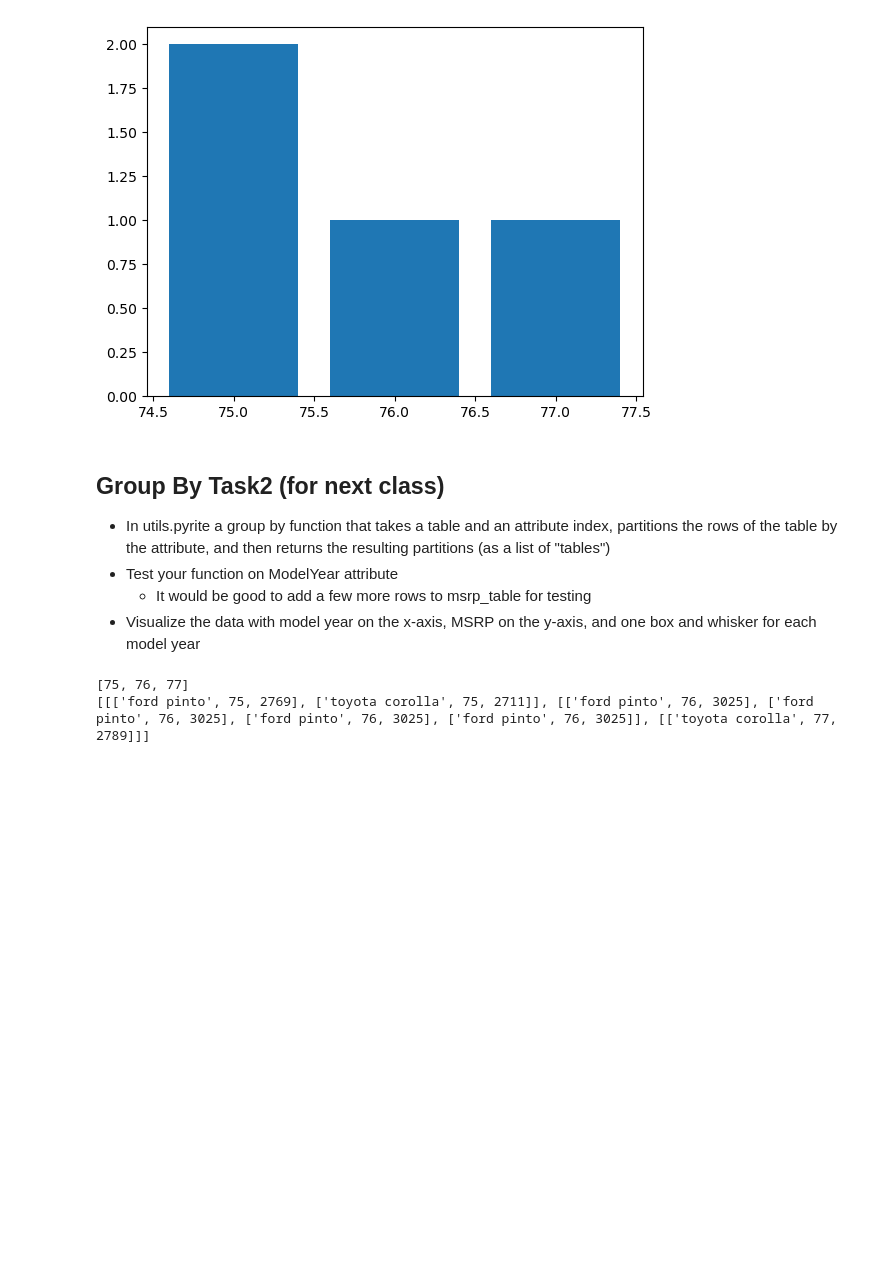
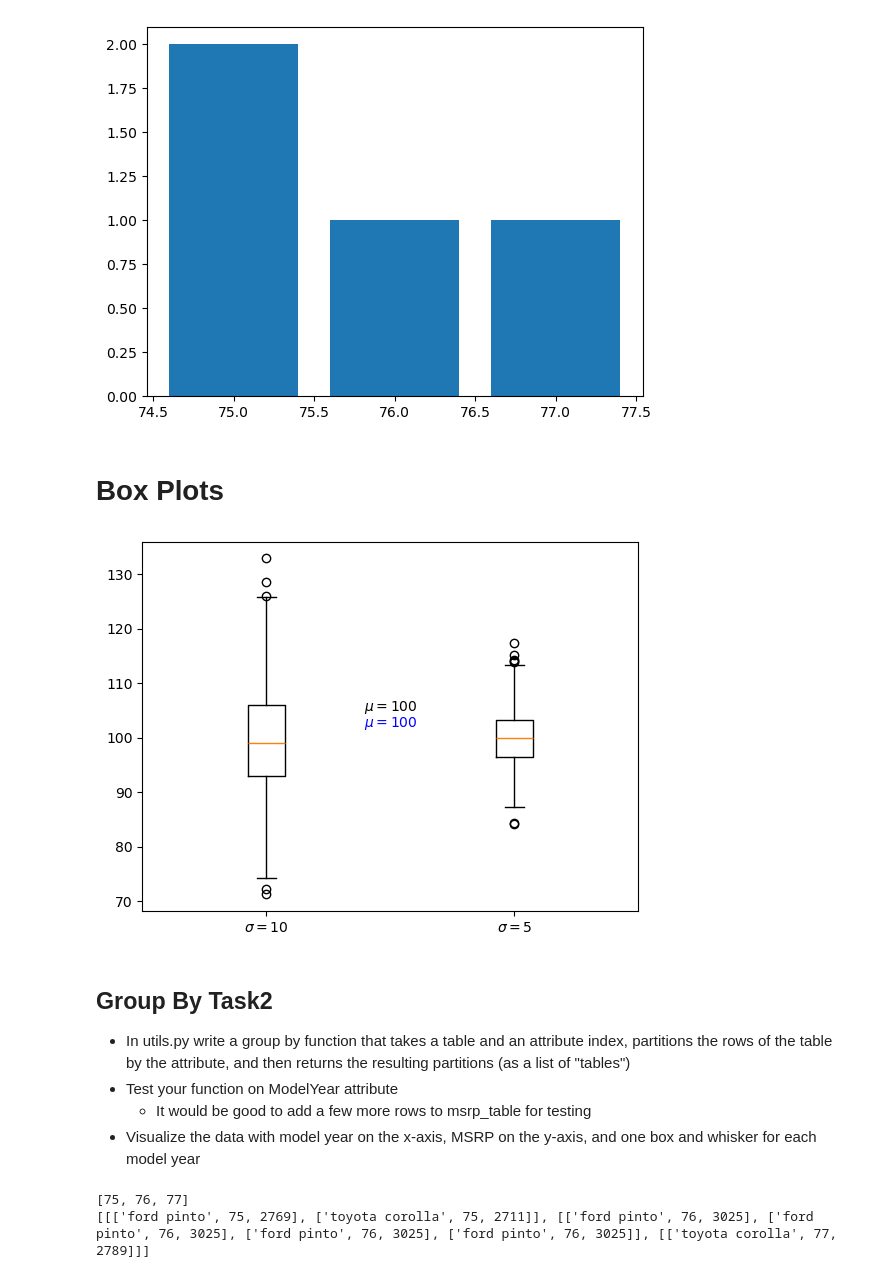
Before and after one commit to DataScienceAlgorithms/M2-DataAnalysis, a Jupyter notebook: JupyterNotebookFun/MatplotlibExamples.ipynb, the cells around one changed output. Cells and saved outputs as stored; diff of their text form; code cells hidden in the pictures; blank space fills up the shorter version.

Commit message:
add boxplot section

```diff
--- a/JupyterNotebookFun/MatplotlibExamples.ipynb
+++ b/JupyterNotebookFun/MatplotlibExamples.ipynb
@@ -153,9 +151,38 @@ plt.show()
 [75, 76, 77]
 [2, 1, 1]
 [figure]
+# %% [markdown]
+# Box Plots
+# %%
+def box_plot_example(distributions, labels): # distributions and labels are parallel
+    # distributions: list of 1D lists of values
+    plt.figure()
+    plt.boxplot(distributions, tick_labels=labels)
+    # boxes correspond to the 1st and 3rd quartiles
+    # line in the middle of the box corresponds to the 2nd quartile (AKA median)
+    # whiskers corresponds to +/- 1.5 * IQR
+    # IQR: interquartile range (3rd quartile - 1st quartile)
+    # circles outside the whiskers correspond to outliers
+
+    # annotations
+    # we want to add "mu=100" to the center of our figure
+    # xycoords="data": default,specify the label location using x and y data values
+    # xycoords = "axes fraction": specify the location of the label in absolute
+    # axes coordinates... 0,0 is the lower left corner, 1,1 is the upper right corner
+    # coordinates as the plotted data
+    plt.annotate(r"$\mu=100$", xy=(1.5, 105), xycoords="data", horizontalalignment="center")
+    plt.annotate(r"$\mu=100$", xy=(0.5, 0.5), xycoords="axes fraction",
+                 horizontalalignment="center", color="blue")
+
+    plt.show()
+
+normal_data2 = np.random.normal(mean, stdev / 2, num_samples)
+box_plot_example([normal_data, normal_data2], [r"$\sigma=10$", r"$\sigma=5$"])
+# %% [output]
+[figure, added]
 # %% [markdown]
-## Group By Task2 (for next class)
-* In utils.pyrite a group by function that takes a table and an attribute index, partitions the rows of the table by the attribute, and then returns the resulting partitions (as a list of "tables")
+## Group By Task2
+* In utils.py write a group by function that takes a table and an attribute index, partitions the rows of the table by the attribute, and then returns the resulting partitions (as a list of "tables")
 * Test your function on ModelYear attribute
     * It would be good to add a few more rows to msrp_table for testing
 * Visualize the data with model year on the x-axis, MSRP on the y-axis, and one box and whisker for each model year
```
Also changed, not shown: parts of 4 cells of this notebook, 1 other file.
